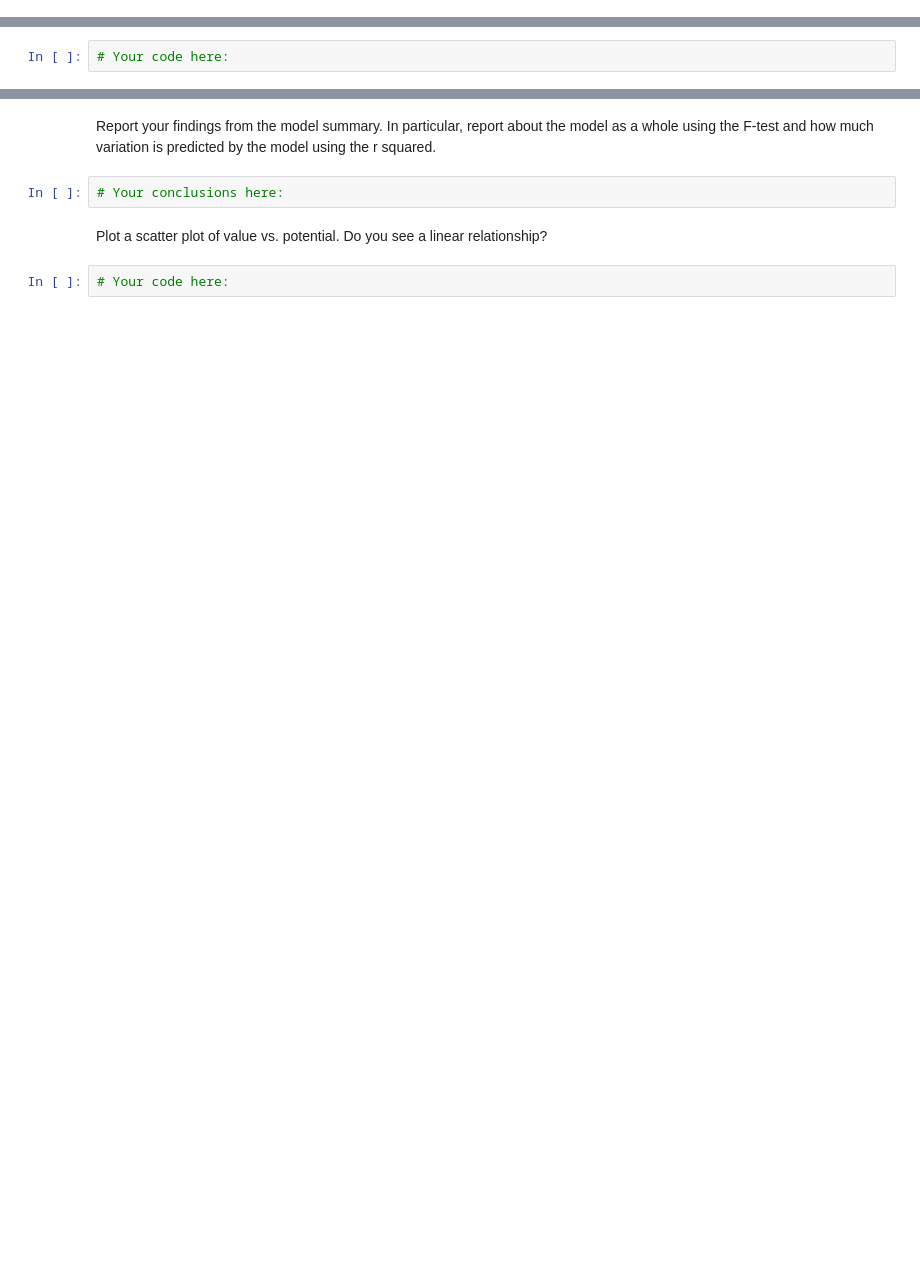
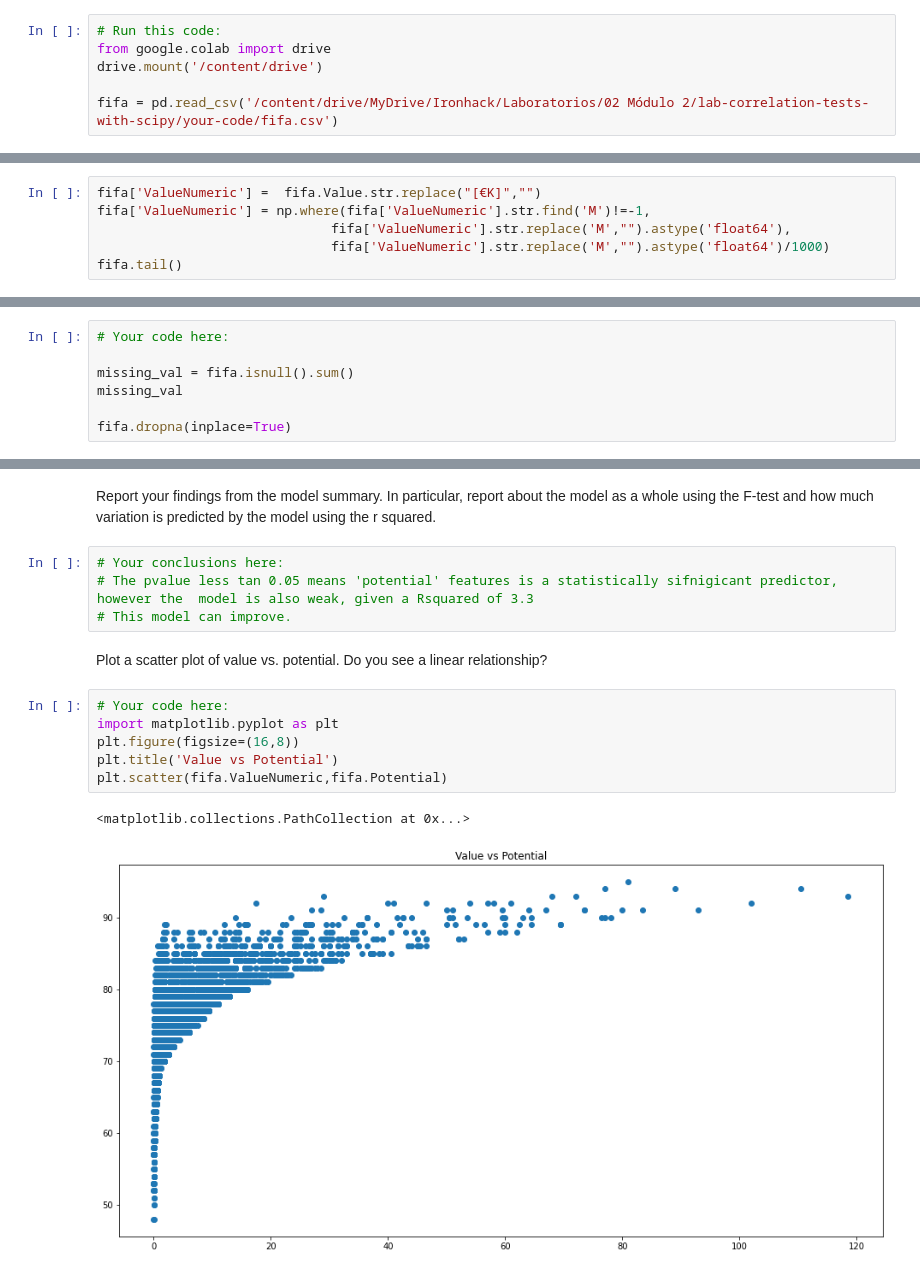
Before and after one commit to ta-data-mexpt/lab-correlation-tests-with-scipy, a Jupyter notebook: your-code/main.ipynb, the cells around one changed output, grey strips where cells are left out. Drawn from its saved outputs; the diff is of its cells as text; blank space fills up the shorter version.

```diff
--- a/your-code/main.ipynb
+++ b/your-code/main.ipynb
@@ -16,0 +15,6 @@ fifa = pd.read_csv('fifa.csv')
+# %%
+# Run this code:
+from google.colab import drive
+drive.mount('/content/drive')
+
+fifa = pd.read_csv('/content/drive/MyDrive/Ironhack/Laboratorios/02 Módulo 2/lab-correlation-tests-with-scipy/your-code/fifa.csv')
@@ -24,0 +39,6 @@ Player's values are expressed in euros. We would like this column to be numeric.
+# %%
+fifa['ValueNumeric'] =  fifa.Value.str.replace("[€K]","")
+fifa['ValueNumeric'] = np.where(fifa['ValueNumeric'].str.find('M')!=-1,
+                              fifa['ValueNumeric'].str.replace('M',"").astype('float64'),
+                              fifa['ValueNumeric'].str.replace('M',"").astype('float64')/1000)
+fifa.tail()
@@ -48,3 +97,8 @@ Our goal with using linear regression is to create a mathematical model that wil
 We'll start by ensuring there are no missing values. Examine all variables for all missing values. If there are missing values in a row, remove the entire row.
 # %%
 # Your code here:
+
+missing_val = fifa.isnull().sum()
+missing_val
+
+fifa.dropna(inplace=True)
@@ -65,8 +182,17 @@ Next, create a second regression model predicting value using potential. Create
 # %% [markdown]
 Report your findings from the model summary. In particular, report about the model as a whole using the F-test and how much variation is predicted by the model using the r squared.
-# %%
-# Your conclusions here:
+# %%
+# Your conclusions here:
+# The pvalue less tan 0.05 means 'potential' features is a statistically sifnigicant predictor, however the  model is also weak, given a Rsquared of 3.3
+# This model can improve.
 # %% [markdown]
 Plot a scatter plot of value vs. potential. Do you see a linear relationship?
-# %%
-# Your code here:
+# %%
+# Your code here:
+import matplotlib.pyplot as plt
+plt.figure(figsize=(16,8))
+plt.title('Value vs Potential')
+plt.scatter(fifa.ValueNumeric,fifa.Potential)
+# %% [output]
+<matplotlib.collections.PathCollection at 0x...>
+[figure, added]
```
Also changed, not shown: parts of 20 cells of this notebook.
